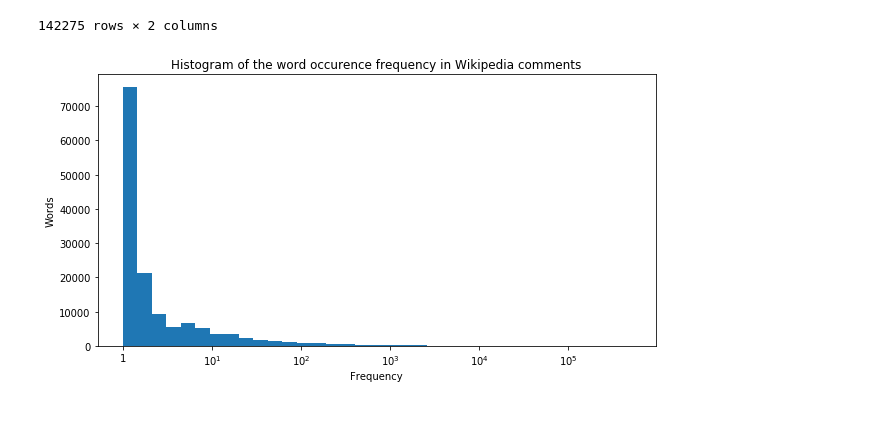
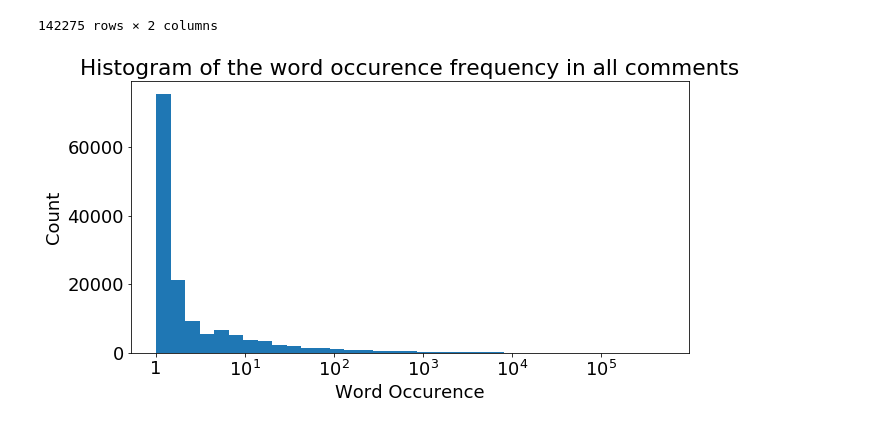
Before and after one commit to deprekate/CS273A-project, a Jupyter notebook: jupyter/histogram_of_words.ipynb, the cells around one changed output. Cells and saved outputs as stored; diff of their text form; code cells hidden in the pictures.

```diff
--- a/jupyter/histogram_of_words.ipynb
+++ b/jupyter/histogram_of_words.ipynb
@@ -3,3 +3,4 @@ import numpy as np
 import pandas as pd
 import matplotlib.pyplot as plt
 plt.rcParams['figure.figsize'] = [10, 5]
+plt.rcParams.update({'font.size': 18})
@@ -25,10 +75,10 @@ word_counts
 # %%
 fig, ax = plt.subplots()
 plt.hist(np.log10(word_counts.counts), bins=35)
-plt.title('Histogram of the word occurence frequency in Wikipedia comments')
-plt.xlabel('Frequency')
-plt.ylabel('Words')
+plt.title('Histogram of the word occurence frequency in all comments')
+plt.xlabel('Word Occurence')
+plt.ylabel('Count')
 ax.set_xticklabels(['','1','$10^1$','$10^2$','$10^3$','$10^4$','$10^5$']);
 #ax.set_yscale('log')
 # %% [output]
-[figure, old version]
+[figure, new version]
```
Also changed, not shown: parts of 5 cells of this notebook.
